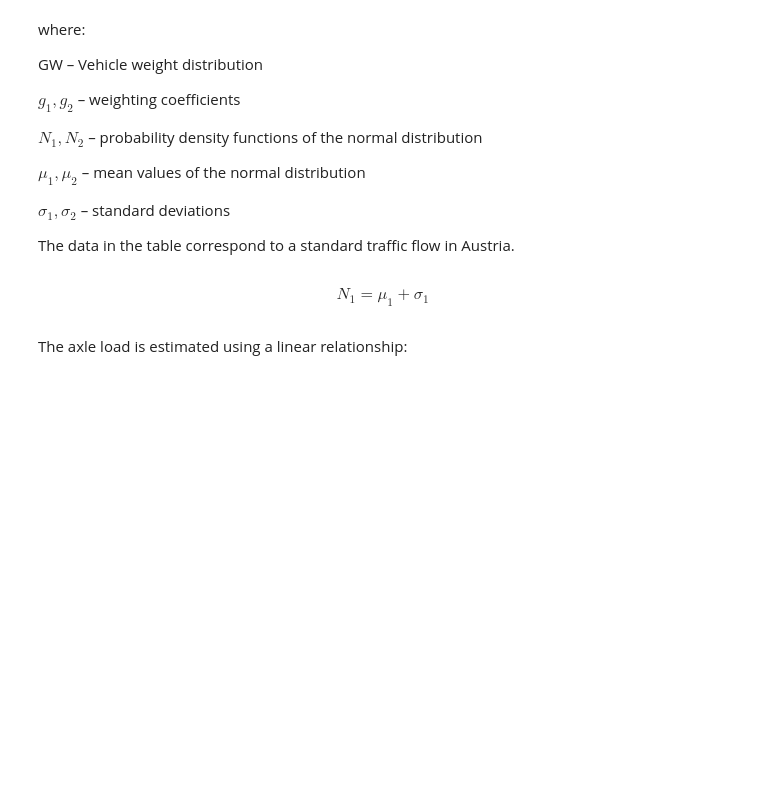
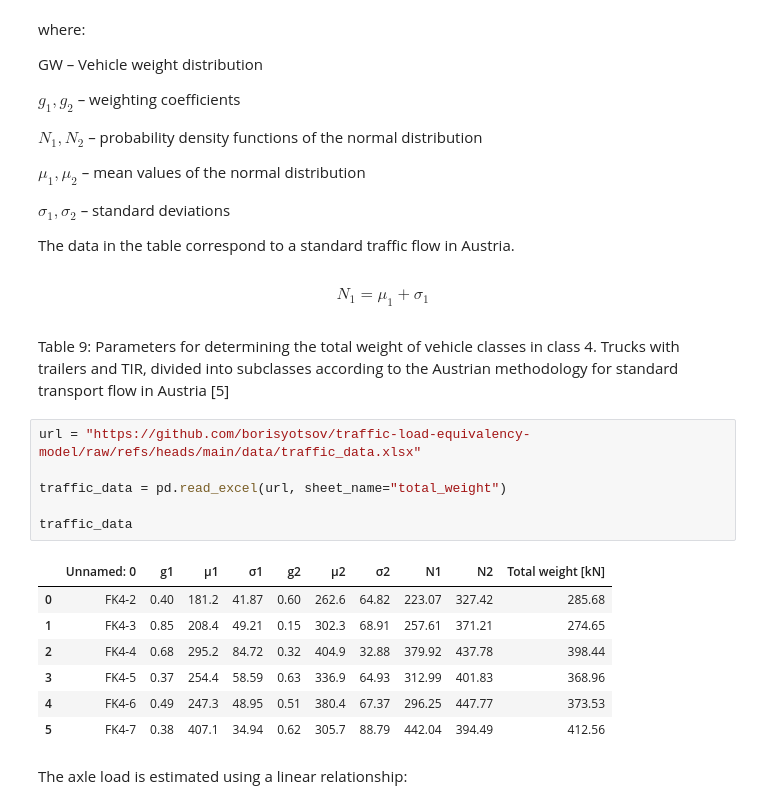
Before and after one commit to borisyotsov/traffic-load-equivalency-model, a Jupyter notebook: notebooks/Final_Project.ipynb, the cells around one changed output. Cells and saved outputs as stored; diff of their text form; blank space fills up the shorter version.

```diff
--- a/notebooks/Final_Project.ipynb
+++ b/notebooks/Final_Project.ipynb
@@ -124,6 +124,22 @@ $ \sigma_1, \sigma_2 $ – standard deviations
 The data in the table correspond to a standard traffic flow in Austria.
 # %% [markdown]
 $$ N_1 = \mu_1 + \sigma_1 $$
+# %% [markdown]
+Table 9: Parameters for determining the total weight of vehicle classes in class 4. Trucks with trailers and TIR, divided into subclasses according to the Austrian methodology for standard transport flow in Austria [5]
+# %%
+url = "https://github.com/borisyotsov/traffic-load-equivalency-model/raw/refs/heads/main/data/traffic_data.xlsx"
+
+traffic_data = pd.read_excel(url, sheet_name="total_weight")
+
+traffic_data
+# %% [output]
+|  | Unnamed: 0 | g1 | μ1 | σ1 | g2 | μ2 | σ2 | N1 | N2 | Total weight [kN] |
+| 0 | FK4-2 | 0.40 | 181.2 | 41.87 | 0.60 | 262.6 | 64.82 | 223.07 | 327.42 | 285.68 |
+| 1 | FK4-3 | 0.85 | 208.4 | 49.21 | 0.15 | 302.3 | 68.91 | 257.61 | 371.21 | 274.65 |
+| 2 | FK4-4 | 0.68 | 295.2 | 84.72 | 0.32 | 404.9 | 32.88 | 379.92 | 437.78 | 398.44 |
+| 3 | FK4-5 | 0.37 | 254.4 | 58.59 | 0.63 | 336.9 | 64.93 | 312.99 | 401.83 | 368.96 |
+| 4 | FK4-6 | 0.49 | 247.3 | 48.95 | 0.51 | 380.4 | 67.37 | 296.25 | 447.77 | 373.53 |
+| 5 | FK4-7 | 0.38 | 407.1 | 34.94 | 0.62 | 305.7 | 88.79 | 442.04 | 394.49 | 412.56 |
 # %% [markdown]
 The axle load is estimated using a linear relationship:
 # %% [markdown]
```
Also changed, not shown: parts of 6 cells of this notebook.
